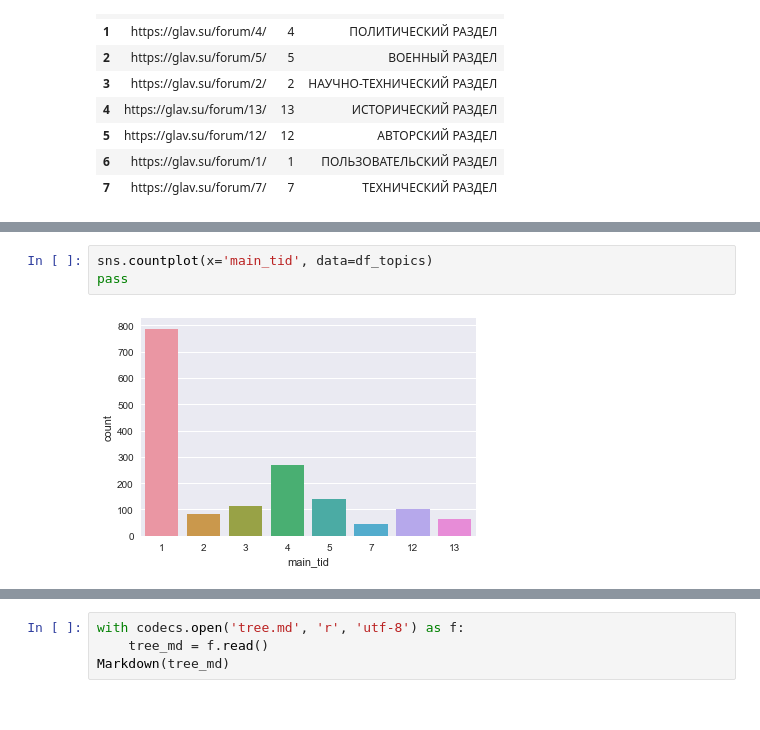
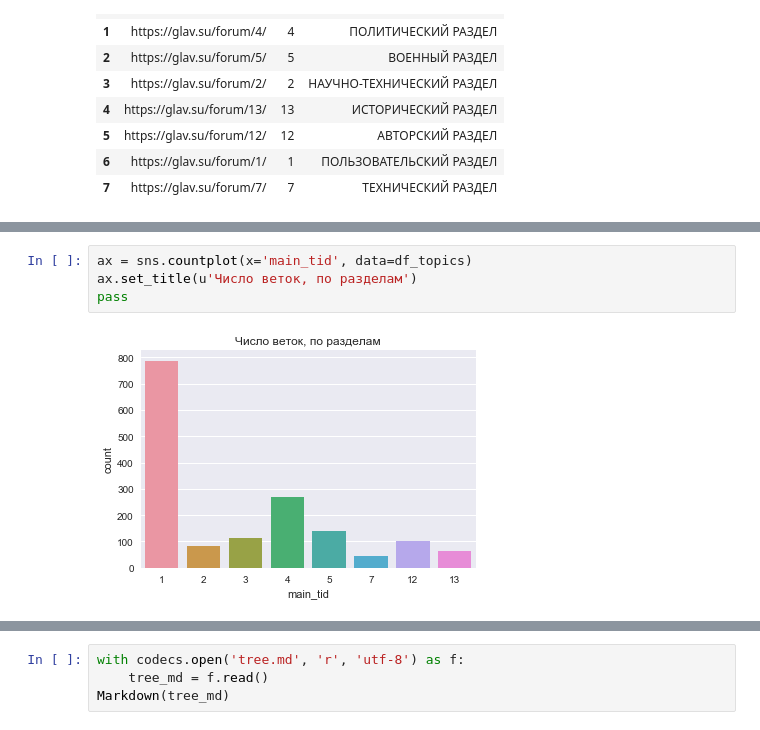
Before and after one commit to normalized2/topics_tree, a Jupyter notebook: check.ipynb, the cells around one changed output, grey strips where cells are left out. Cells and saved outputs as stored; diff of their text form.

```diff
--- a/check.ipynb
+++ b/check.ipynb
@@ -71,7 +63,8 @@ df_topics
 # %%
-sns.countplot(x='main_tid', data=df_topics)
+ax = sns.countplot(x='main_tid', data=df_topics)
+ax.set_title(u'Число веток, по разделам')
 pass
 # %% [output]
-[figure, old version]
+[figure, new version]
 # %%
 mask = (df_topics['datetime'] > '2017-09-01') & (df_topics['datetime'] <= '2017-12-31')
```
Also changed, not shown: parts of 9 cells of this notebook.
